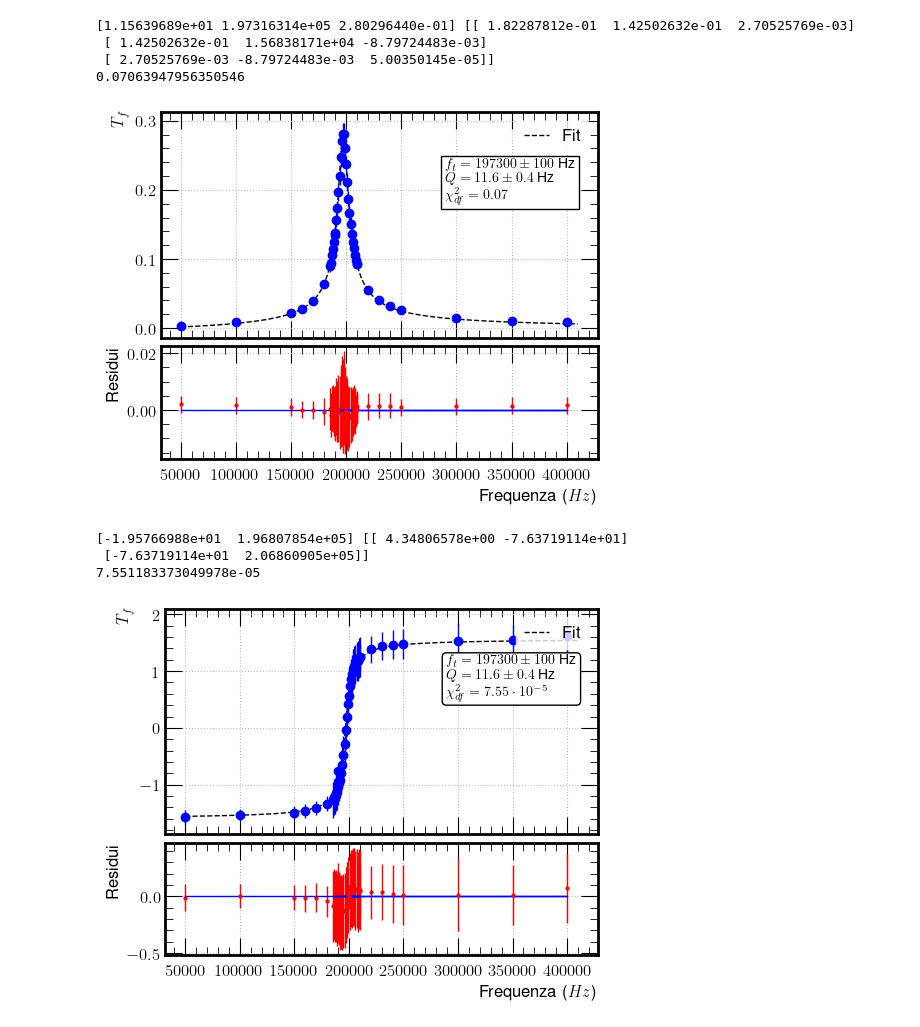
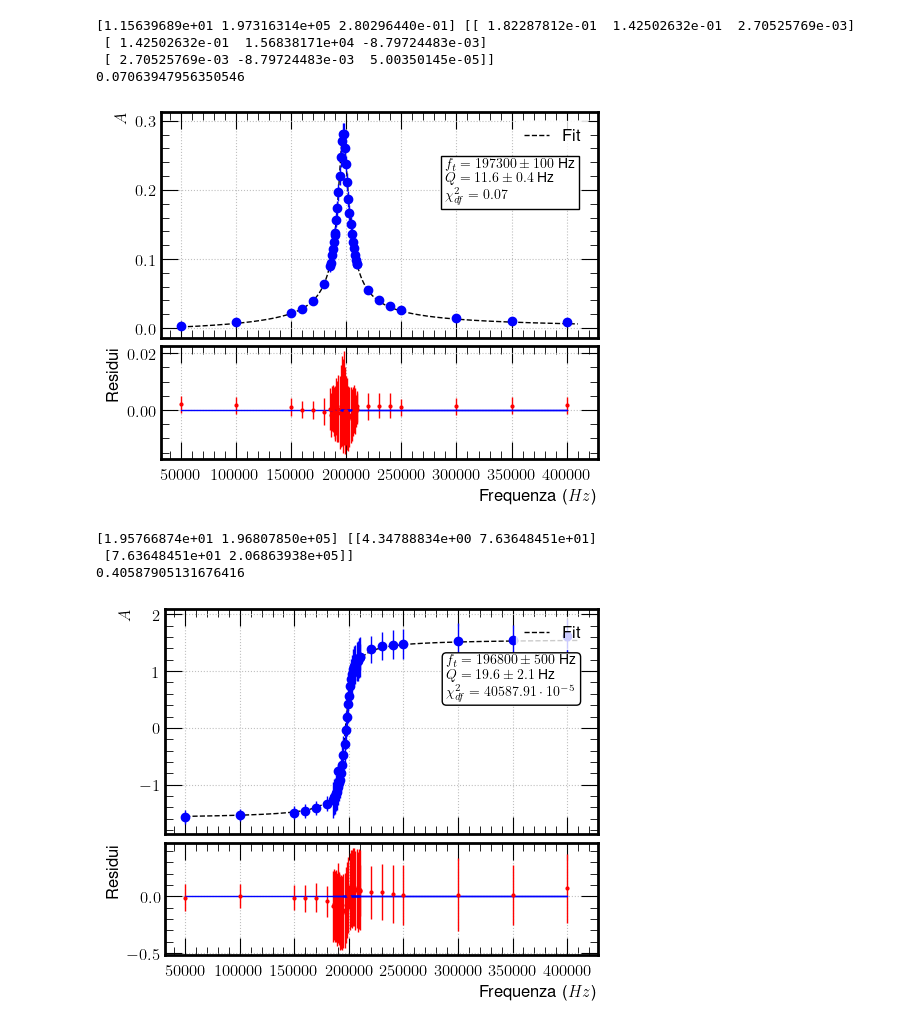
Before and after one commit to Fra005Ve/G09---SF2-, a Jupyter notebook: RLC in frequenza/RLC in frequenza.ipynb, the cells around one changed output. Cells and saved outputs as stored; diff of their text form; code cells hidden in the pictures.

```diff
--- a/RLC in frequenza/RLC in frequenza.ipynb
+++ b/RLC in frequenza/RLC in frequenza.ipynb
@@ -81,6 +86,8 @@ sTf = np.sqrt((0.03*data["Ach2"]/(12**0.5))**2+(data["Sch2"]/(25*12**0.5)) + (da
 
 frequenze = []
 sfrequenze = []
+qvalore = []
+sqvalore = []
 # %%
 # Plot dei dati importati
 fig, axA = plt.subplots(1,1, figsize=(5,4))
@@ -111,37 +118,39 @@ x_fit = np.linspace(min(f)-100,max(f)+1e4, 10000)
 
 frequenze.append(valtr[1])
 sfrequenze.append(np.sqrt(covtr[1,1]))
+qvalore.append(valtr[0])
+sqvalore.append(np.sqrt(covtr[0,0]))
 
 # Plot the first fit to define t0
 fig, ax = plt.subplots(2, 1, figsize=(5, 4),sharex=True, constrained_layout = True, height_ratios=[2, 1])
 ax[0].plot(x_fit, fit_Tf_R(x_fit, *valtr), label='Fit', linestyle='--', color='black')
 ax[0].errorbar(f, Tf, yerr=sTf , fmt='o')
 ax[0].legend(loc='upper right')
-ax[0].set_ylabel(r'$T_f$')
+ax[0].set_ylabel(r'$A$')
 
 textstr = '\n'.join((
     r'$f_t = %.f \pm %.f$ Hz' % (round(valtr[1],-2), round(np.sqrt(covtr[1,1]),-2)),
     r'$Q = %.1f \pm %.1f$ Hz' % (valtr[0], np.sqrt(covtr[0,0])),
     r'$\chi^2_{df} = %.2f$' % (chi2Tf/(len(f)-1))))
 
 # Posizionamento del box nell'angolo in alto a sinistra
 props = dict(boxstyle='square', facecolor='white', alpha=1)
 ax[0].text(0.65, 0.8, textstr, transform=ax[0].transAxes, fontsize=10,
            verticalalignment='top', bbox=props)
 ax[0].grid(True)
 
 
 ax[1].errorbar(f,resTr,yerr=sTf, fmt='o', label='Residui',ms=2,color='red')
 ax[1].set_ylabel('Residui')
 ax[1].set_xlabel(r'Frequenza ($Hz$)')
 ax[1].plot(f,np.zeros(len(f)))
 ax[1].grid(True)
 # %% [output]
 [1.15639689e+01 1.97316314e+05 2.80296440e-01] [[ 1.82287812e-01  1.42502632e-01  2.70525769e-03]
  [ 1.42502632e-01  1.56838171e+04 -8.79724483e-03]
  [ 2.70525769e-03 -8.79724483e-03  5.00350145e-05]]
 0.07063947956350546
-[figure, old version]
+[figure, new version]
 # %%
 # Fit della funzione di trasferimento non lineare
 valphi, covphi = curve_fit(fit_phi_R, f, phi, p0=[36, 196850], method='lm' ,sigma=sphi, absolute_sigma=True)
@@ -153,19 +162,21 @@ print(chi2phi/(len(f)-1))
 
 x_fit = np.linspace(min(f)-100,max(f)+1e4, 10000)
 
-frequenze.append(valtr[1])
-sfrequenze.append(np.sqrt(covtr[1,1]))
+frequenze.append(valphi[1])
+sfrequenze.append(np.sqrt(covphi[1,1]))
+qvalore.append(valphi[0])
+sqvalore.append(np.sqrt(covphi[0,0]))
 
 # Plot the first fit to define t0
 fig, ax = plt.subplots(2, 1, figsize=(5, 4),sharex=True, constrained_layout = True, height_ratios=[2, 1])
 ax[0].plot(x_fit, fit_phi_R(x_fit, *valphi), label='Fit', linestyle='--', color='black')
 ax[0].errorbar(f, phi, yerr=sphi , fmt='o')
 ax[0].legend(loc='upper right')
-ax[0].set_ylabel(r'$T_f$')
+ax[0].set_ylabel(r'$A$')
 
 textstr = '\n'.join((
-    r'$f_t = %.f \pm %.f$ Hz' % (round(valtr[1],-2), round(np.sqrt(covtr[1,1]),-2)),
-    r'$Q = %.1f \pm %.1f$ Hz' % (valtr[0], np.sqrt(covtr[0,0])),
+    r'$f_t = %.f \pm %.f$ Hz' % (round(valphi[1],-2), round(np.sqrt(covphi[1,1]),-2)),
+    r'$Q = %.1f \pm %.1f$ Hz' % (valphi[0], np.sqrt(covphi[0,0])),
     r'$\chi^2_{df} = %.2f \cdot 10^{-5}$' % (chi2phi/(len(f)-1) *10**5)))
 
 # Posizionamento del box nell'angolo in alto a sinistra
@@ -181,10 +192,10 @@ ax[1].set_xlabel(r'Frequenza ($Hz$)')
 ax[1].plot(f,np.zeros(len(f)))
 ax[1].grid(True)
 # %% [output]
-[-1.95766988e+01  1.96807854e+05] [[ 4.34806578e+00 -7.63719114e+01]
- [-7.63719114e+01  2.06860905e+05]]
-7.551183373049978e-05
+[1.95766874e+01 1.96807850e+05] [[4.34788834e+00 7.63648451e+01]
+ [7.63648451e+01 2.06863938e+05]]
+0.40587905131676416
-[figure, old version]
+[figure, new version]
 # %%
 # Importazione dei dati per fit globale
 dataC = pd.read_csv('Dati C.txt', sep="\t")
```
Also changed, not shown: parts of 9 cells of this notebook.
